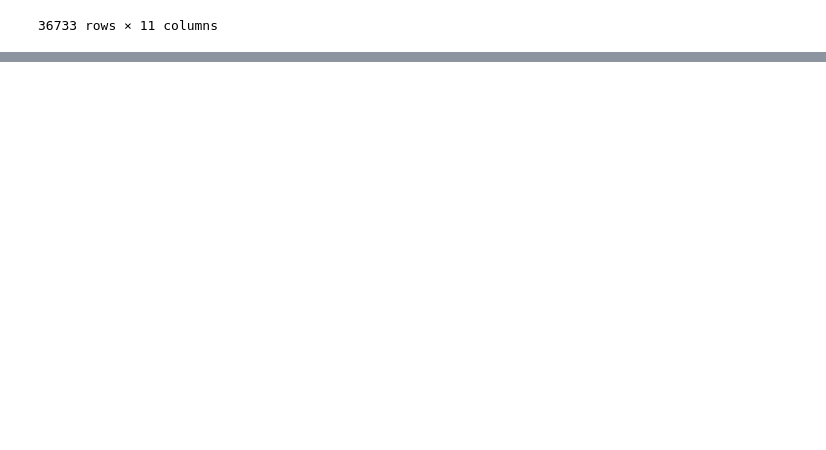
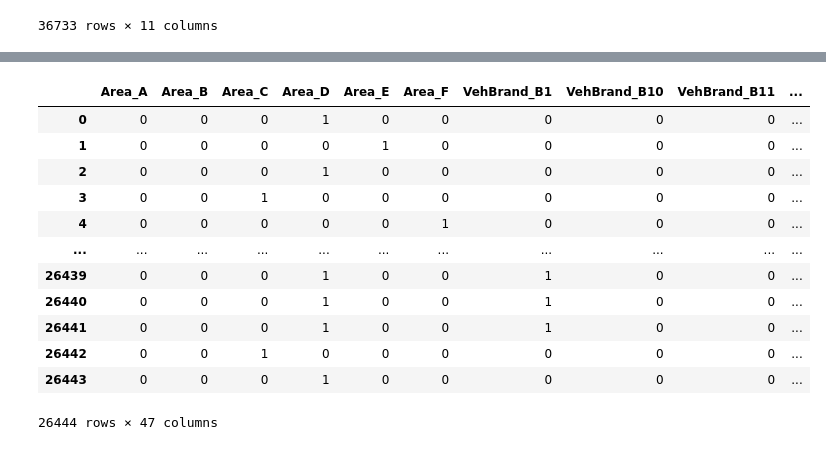
Before and after one commit to mickeyhqian/VoteEnsemble, a Jupyter notebook: dataProcessing.ipynb, the cells around one changed output, grey strips where cells are left out. Drawn from its saved outputs; the diff is of its cells as text; code cells hidden in the pictures; blank space fills up the shorter version.

```diff
--- a/dataProcessing.ipynb
+++ b/dataProcessing.ipynb
@@ -577,0 +600,19 @@ data.to_csv("/home/hqian/ResearchProjects/BaggingSAA/RealData/gas_turbine.csv",
+# %%
+IDToIndex = {}
+for index in dataFreq[0].index:
+    IDToIndex[dataFreq[0].loc[index, "IDpol"]] = index
+# %%
+indexList = []
+select = []
+missingID = []
+for index in dataSev[0].index:
+    key = dataSev[0].loc[index, "IDpol"]
+    if key in IDToIndex:
+        indexList.append(IDToIndex[key])
+        select.append(True)
+    else:
+        missingID.append(key)
+        select.append(False)
+# %%
+dataSev2 = pd.concat([dataSev[0].loc[select].reset_index(), dataFreq[0].loc[indexList].reset_index()], axis=1).drop(["index", "IDpol", "ClaimNb"], axis=1)
+dataSev2
@@ -577,0 +633,4 @@ data.to_csv("/home/hqian/ResearchProjects/BaggingSAA/RealData/gas_turbine.csv",
+# %%
+numericFeatures = ["Exposure", "VehPower", "VehAge", "DrivAge", "BonusMalus", "Density"]
+
+(dataSev2.loc[:, numericFeatures] - dataSev2.loc[:, numericFeatures].mean()) / dataSev2.loc[:, numericFeatures].std()
@@ -577,0 +651,23 @@ data.to_csv("/home/hqian/ResearchProjects/BaggingSAA/RealData/gas_turbine.csv",
+# %%
+XComplete = pd.concat(
+    [pd.get_dummies(dataSev2["Area"], prefix="Area", dtype=int),
+    pd.get_dummies(dataSev2["VehBrand"], prefix="VehBrand", dtype=int),
+    pd.get_dummies(dataSev2["VehGas"], prefix="VehGas", dtype=int),
+    pd.get_dummies(dataSev2["Region"], prefix="Region", dtype=int),
+    (dataSev2.loc[:, numericFeatures] - dataSev2.loc[:, numericFeatures].mean()) / dataSev2.loc[:, numericFeatures].std()], axis=1
+)
+XComplete
+# %% [output]
+|  | Area_A | Area_B | Area_C | Area_D | Area_E | Area_F | VehBrand_B1 | VehBrand_B10 | VehBrand_B11 | ... |
+| 0 | 0 | 0 | 0 | 1 | 0 | 0 | 0 | 0 | 0 | ... |
+| 1 | 0 | 0 | 0 | 0 | 1 | 0 | 0 | 0 | 0 | ... |
+| 2 | 0 | 0 | 0 | 1 | 0 | 0 | 0 | 0 | 0 | ... |
+| 3 | 0 | 0 | 1 | 0 | 0 | 0 | 0 | 0 | 0 | ... |
+| 4 | 0 | 0 | 0 | 0 | 0 | 1 | 0 | 0 | 0 | ... |
+| ... | ... | ... | ... | ... | ... | ... | ... | ... | ... | ... |
+| 26439 | 0 | 0 | 0 | 1 | 0 | 0 | 1 | 0 | 0 | ... |
+| 26440 | 0 | 0 | 0 | 1 | 0 | 0 | 1 | 0 | 0 | ... |
+| 26441 | 0 | 0 | 0 | 1 | 0 | 0 | 1 | 0 | 0 | ... |
+| 26442 | 0 | 0 | 1 | 0 | 0 | 0 | 0 | 0 | 0 | ... |
+| 26443 | 0 | 0 | 0 | 1 | 0 | 0 | 0 | 0 | 0 | ... |
+26444 rows × 47 columns
```
Also changed, not shown: parts of 7 cells of this notebook, 4 other files.
